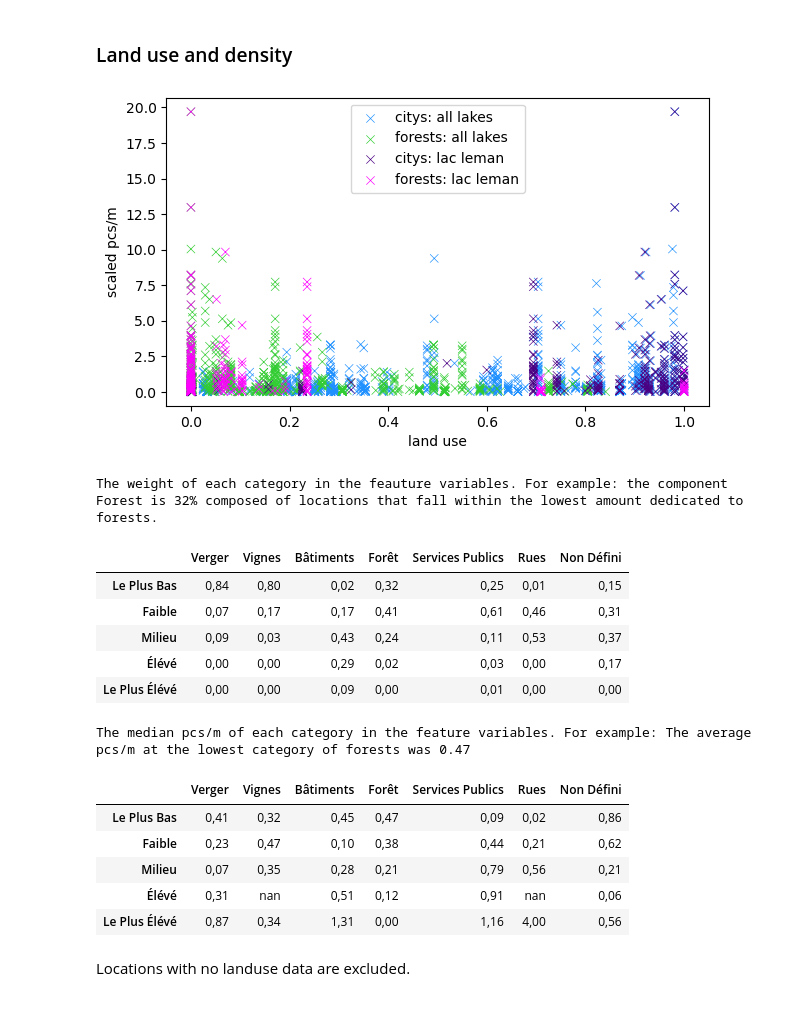
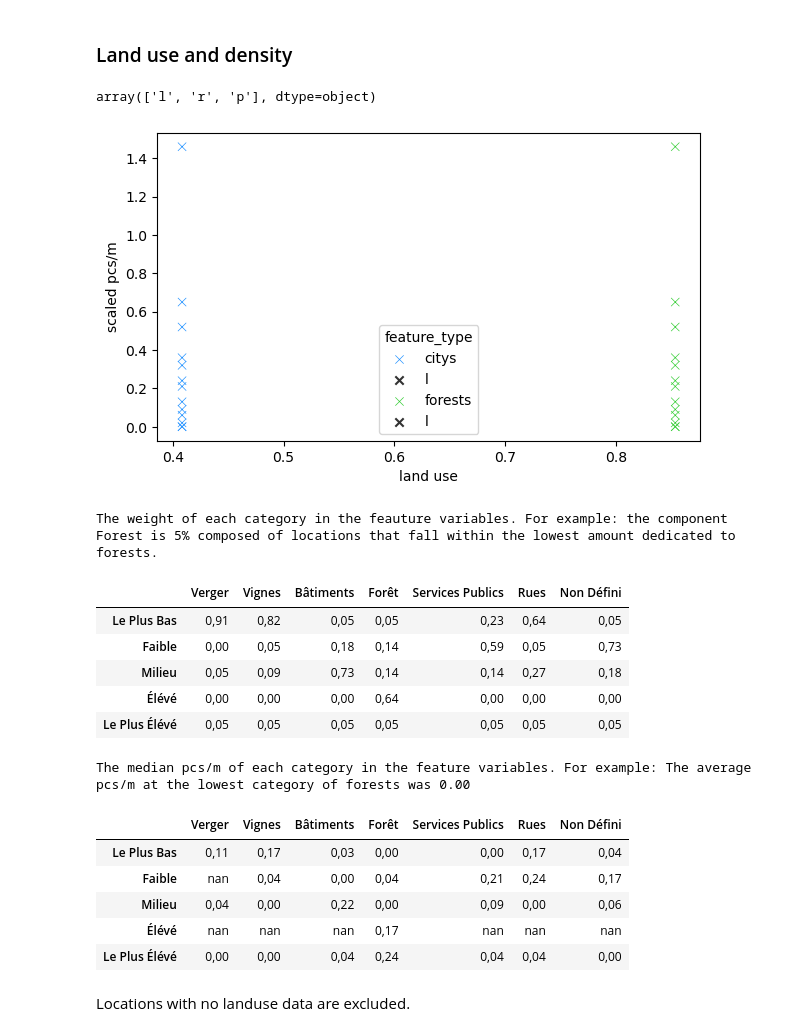
Before and after one commit to hammerdirt-analyst/feb_2024, a Jupyter notebook: landuse_class.ipynb, the cells around one changed output. Cells and saved outputs as stored; diff of their text form; code cells hidden in the pictures.

```diff
--- a/landuse_class.ipynb
+++ b/landuse_class.ipynb
@@ -370,7 +370,7 @@ survey_data = survey_data[survey_data.feature_name != 'aare'].copy()
 
 # ! USER DEFINED INPUT
 # Temporal and geographic boundaries.
-boundaries = dict(feature_type='l', language='fr', start_date='2015-01-01', end_date='2022-01-01')
+boundaries = dict(canton='Valais', language='fr', start_date='2015-01-01', end_date='2022-01-01')
 # Make the report data and report
 top_label, language, w_df, w_di = r_class.report_data(boundaries, survey_data.copy(), beaches, codes)
 a_report = r_class.ReportClass(w_df, boundaries, top_label, 'fr', c_l)
@@ -379,7 +379,7 @@ w_df_locations = w_df.slug.unique()
 # make a report for a component of the of the original boundaries
 # valid arguments can be accessed through a_report.features
 # the initial report includes this component
-boundarieso = dict(feature_name='lac-leman', language='fr', start_date='2015-01-01', end_date='2022-01-01')
+boundarieso = dict(canton='Valais', language='fr', start_date='2015-01-01', end_date='2022-01-01')
 top_labelo, language, w_dfo, _ = r_class.report_data(boundarieso, survey_data.copy(), beaches, codes)
 a_reporto = r_class.ReportClass(w_dfo, boundarieso, top_label, 'fr', c_l)
 w_do_locations = w_dfo.slug.unique()
@@ -419,25 +419,28 @@ w_datao = work_data_o[work_data_o.code.isin(selected)].copy()
 w_datao = scale_a_column(w_datao, column_to_scale='pcs_m', column_name="scaled")
 # %% [markdown]
 ### Land use and density
+# %%
+w_datai.feature_type.unique()
+# %% [output]
+array(['l', 'r', 'p'], dtype=object)
 # %%
 fig, ax = plt.subplots(figsize=(7, 4))
 
 labels = ['all lakes', 'lac leman']
 colors = ['dodgerblue', 'indigo']
 color_2 = ['limegreen', 'magenta']
 markers = ['x', 'x']
-for i, element in enumerate([w_datai, w_datao]):
-    sns.scatterplot(data=element, x='Siedl', y='pcs_m', c=colors[i], label=f'citys: {labels[i]}', style='feature_type', markers=markers[i], ax=ax, zorder=i)
-    sns.scatterplot(data=element, x='Wald', y='pcs_m', c=color_2[i], label=f'forests: {labels[i]}', style='feature_type', markers=markers[i], ax=ax, zorder=i)
+sns.scatterplot(data=w_datai[w_datai.feature_type == 'l'].copy(), x='Siedl', y='pcs_m', c=colors[0], label=f'citys', style='feature_type', markers=markers[0], ax=ax, zorder=0)
+sns.scatterplot(data=w_datai[w_datai.feature_type == 'l'].copy(), x='Wald', y='pcs_m', c=color_2[0], label=f'forests', style='feature_type', markers=markers[0], ax=ax, zorder=1)
 h, l = ax.get_legend_handles_labels()
-handles = h[::2]
-labels = l[::2]
-ax.legend(handles, labels, bbox_to_anchor=(0.5,1), loc='upper center')
+# handles = h
+# labels = l
+# ax.legend(handles, labels, bbox_to_anchor=(0.5,1), loc='upper center')
 ax.set_xlabel('land use')
 ax.set_ylabel('scaled pcs/m')
 plt.show()
 # %% [output]
-[figure, old version]
+[figure, new version]
 # %%
 ordinal_df =  merge_topodata_and_surveydata(m_ui.ordinal_land_rank, w_datai)
 ordinal_dfo =  merge_topodata_and_surveydata(m_uo.ordinal_land_rank, w_datao)
@@ -447,33 +450,33 @@ df_target_column = 'pcs_m'
 
 t2i = statistic_of_critical_value(ordinal_df, df_feature_columns, df_target_column)
 captions = {
-    "en":"The weight of each category in the feauture variables. For example: the component Forest is 32% composed of locations that fall within the lowest amount dedicated to forests.",
-    "fr":"The weight of each category in the feauture variables. For example: the component Forest is 32% composed of locations that fall within the lowest amount dedicated to forests."
+    "en":"The weight of each category in the feauture variables. For example: the component Forest is 5% composed of locations that fall within the lowest amount dedicated to forests.",
+    "fr":"The weight of each category in the feauture variables. For example: the component Forest is 5% composed of locations that fall within the lowest amount dedicated to forests."
 }
 r_class.translated_and_style_for_display(t2i, a_report.lang_maps[a_report.language], a_report.language, gradient=True).set_caption(captions[a_report.language]).set_caption(captions[a_report.language])
 # %% [output]
-The weight of each category in the feauture variables. For example: the component Forest is 32% composed of locations that fall within the lowest amount dedicated to forests.
+The weight of each category in the feauture variables. For example: the component Forest is 5% composed of locations that fall within the lowest amount dedicated to forests.
 |  | Verger | Vignes | Bâtiments | Forêt | Services Publics | Rues | Non Défini |
-| Le Plus Bas | 0,84 | 0,80 | 0,02 | 0,32 | 0,25 | 0,01 | 0,15 |
-| Faible | 0,07 | 0,17 | 0,17 | 0,41 | 0,61 | 0,46 | 0,31 |
-| Milieu | 0,09 | 0,03 | 0,43 | 0,24 | 0,11 | 0,53 | 0,37 |
-| Élévé | 0,00 | 0,00 | 0,29 | 0,02 | 0,03 | 0,00 | 0,17 |
-| Le Plus Élévé | 0,00 | 0,00 | 0,09 | 0,00 | 0,01 | 0,00 | 0,00 |
+| Le Plus Bas | 0,91 | 0,82 | 0,05 | 0,05 | 0,23 | 0,64 | 0,05 |
+| Faible | 0,00 | 0,05 | 0,18 | 0,14 | 0,59 | 0,05 | 0,73 |
+| Milieu | 0,05 | 0,09 | 0,73 | 0,14 | 0,14 | 0,27 | 0,18 |
+| Élévé | 0,00 | 0,00 | 0,00 | 0,64 | 0,00 | 0,00 | 0,00 |
+| Le Plus Élévé | 0,05 | 0,05 | 0,05 | 0,05 | 0,05 | 0,05 | 0,05 |
 # %%
 t2ix = statistic_of_critical_value(ordinal_df, df_feature_columns, df_target_column, average=True)
 
 captions = {
-    "en": "The median pcs/m of each category in the feature variables. For example: The average pcs/m at the lowest category of forests was 0.47",
-    "fr": "The median pcs/m of each category in the feature variables. For example: The average pcs/m at the lowest category of forests was 0.47"
+    "en": "The median pcs/m of each category in the feature variables. For example: The average pcs/m at the lowest category of forests was 0.00",
+    "fr": "The median pcs/m of each category in the feature variables. For example: The average pcs/m at the lowest category of forests was 0.00"
 }
 r_class.translated_and_style_for_display(t2ix, a_report.lang_maps[a_report.language], a_report.language, gradient=True).set_caption(captions[a_report.language]).set_caption(captions[a_report.language])
 # %% [output]
-The median pcs/m of each category in the feature variables. For example: The average pcs/m at the lowest category of forests was 0.47
+The median pcs/m of each category in the feature variables. For example: The average pcs/m at the lowest category of forests was 0.00
 |  | Verger | Vignes | Bâtiments | Forêt | Services Publics | Rues | Non Défini |
-| Le Plus Bas | 0,41 | 0,32 | 0,45 | 0,47 | 0,09 | 0,02 | 0,86 |
-| Faible | 0,23 | 0,47 | 0,10 | 0,38 | 0,44 | 0,21 | 0,62 |
-| Milieu | 0,07 | 0,35 | 0,28 | 0,21 | 0,79 | 0,56 | 0,21 |
-| Élévé | 0,31 | nan | 0,51 | 0,12 | 0,91 | nan | 0,06 |
-| Le Plus Élévé | 0,87 | 0,34 | 1,31 | 0,00 | 1,16 | 4,00 | 0,56 |
+| Le Plus Bas | 0,11 | 0,17 | 0,03 | 0,00 | 0,00 | 0,17 | 0,04 |
+| Faible | nan | 0,04 | 0,00 | 0,04 | 0,21 | 0,24 | 0,17 |
+| Milieu | 0,04 | 0,00 | 0,22 | 0,00 | 0,09 | 0,00 | 0,06 |
+| Élévé | nan | nan | nan | 0,17 | nan | nan | nan |
+| Le Plus Élévé | 0,00 | 0,00 | 0,04 | 0,24 | 0,04 | 0,04 | 0,00 |
 # %% [markdown]
 Locations with no landuse data are excluded.
```
Also changed, not shown: parts of 27 cells of this notebook, 55 other files.
